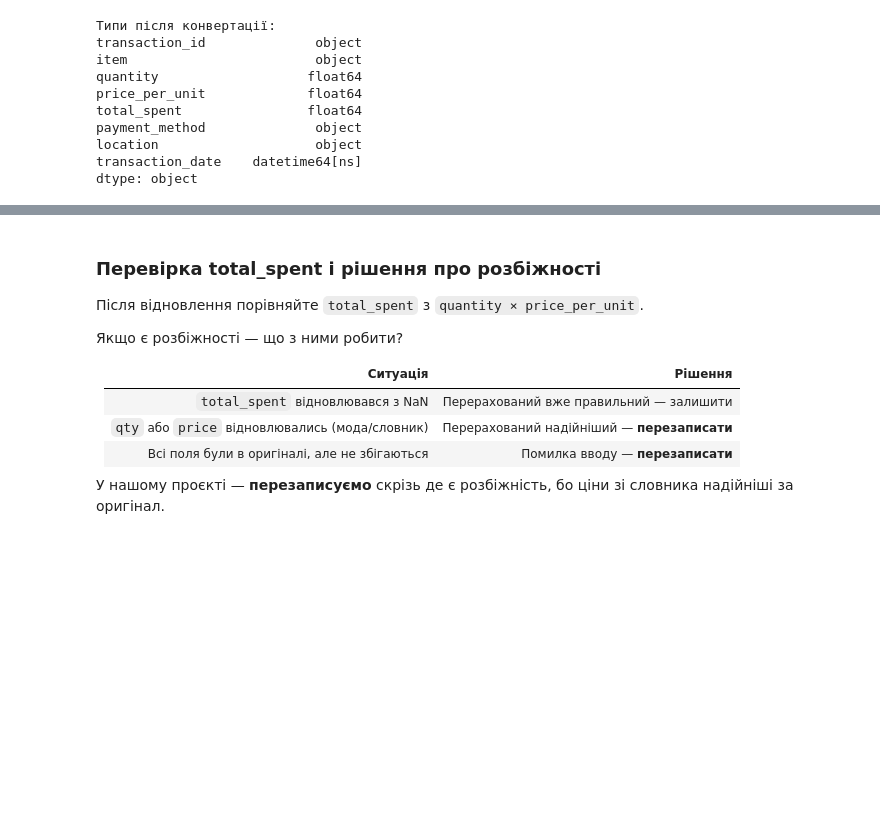
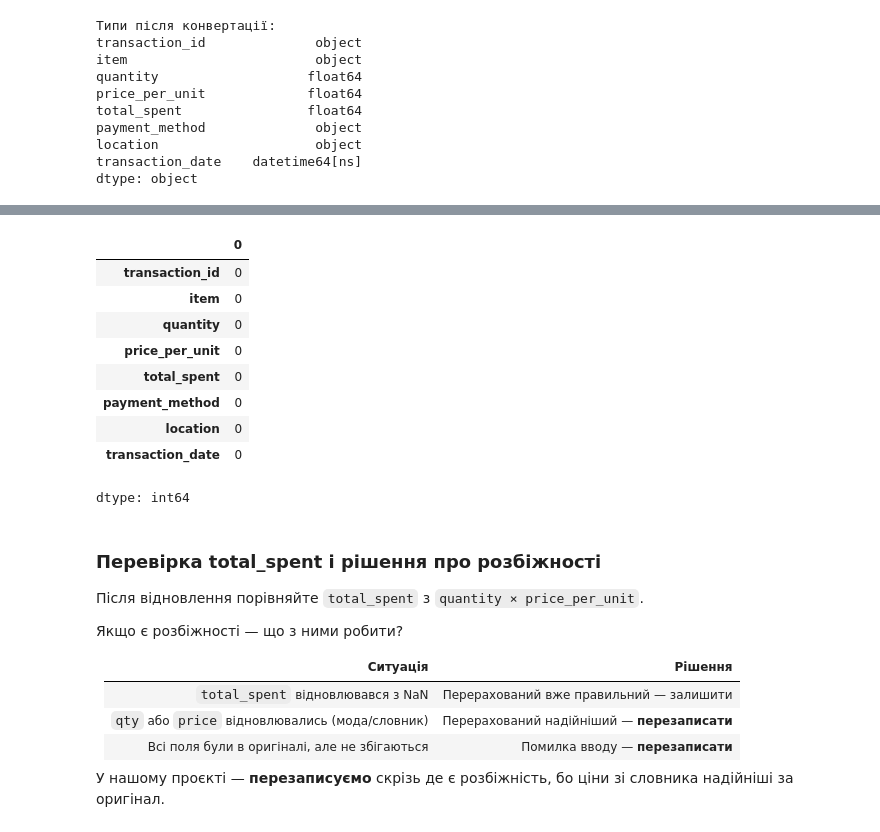
Before and after one commit to Alister44/Analysis_Cafe_Sales, a Jupyter notebook: cafe_eda_workbook_version2.ipynb, the cells around one changed output, grey strips where cells are left out. Cells and saved outputs as stored; diff of their text form; code cells hidden in the pictures; blank space fills up the shorter version.

```diff
--- a/cafe_eda_workbook_version2.ipynb
+++ b/cafe_eda_workbook_version2.ipynb
@@ -457,6 +505,23 @@ print(f'total_spent відновлено (був NaN): {mask_total.sum()} ряд
 
 # Залишкові NaN total_spent → медіана
 df['total_spent'].fillna(df['total_spent'].median(), inplace=True)
+# %%
+#!!!!!!!!!!!!!!!!!!!!!
+# Швидке видвлення для заняття!
+df.isna().sum()
+df.dropna(inplace=True)
+df.isna().sum()
+# %% [output]
+|  | 0 |
+| transaction_id | 0 |
+| item | 0 |
+| quantity | 0 |
+| price_per_unit | 0 |
+| total_spent | 0 |
+| payment_method | 0 |
+| location | 0 |
+| transaction_date | 0 |
+dtype: int64
 # %% [markdown]
 ### Перевірка total_spent і рішення про розбіжності
 
```
Also changed, not shown: parts of 16 cells of this notebook.
